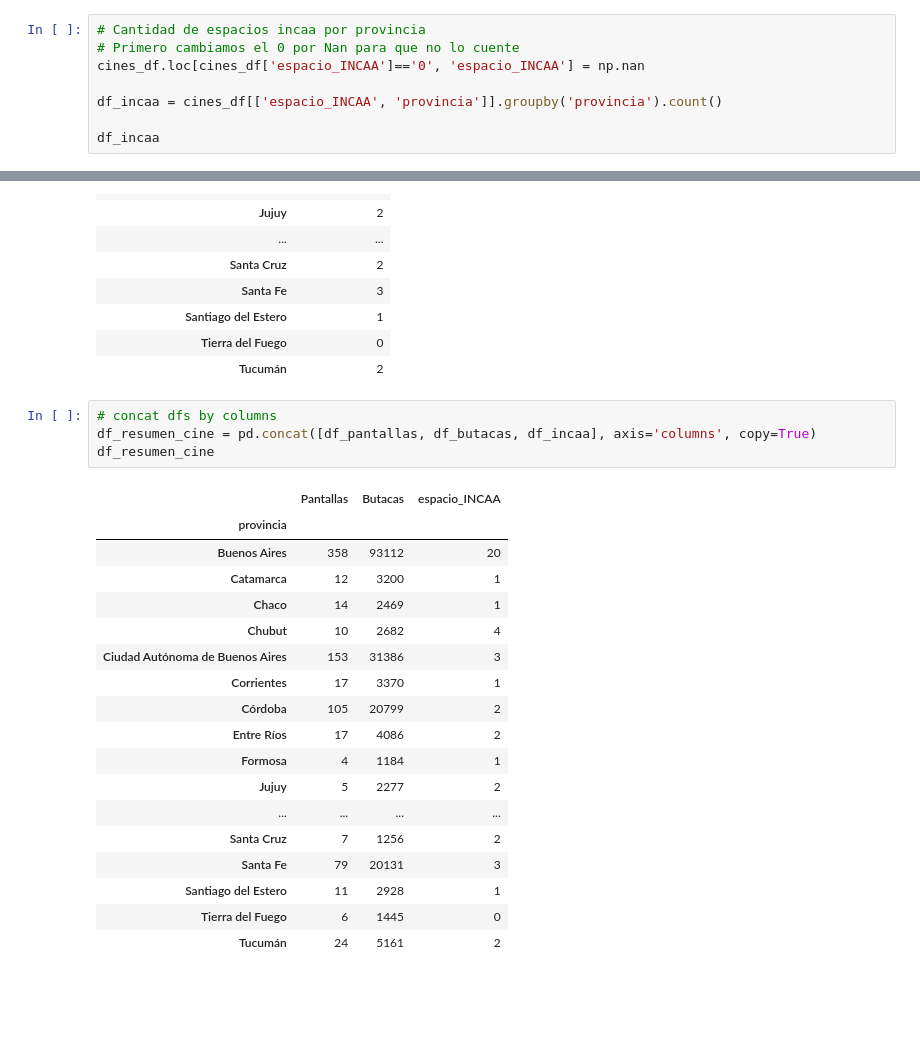
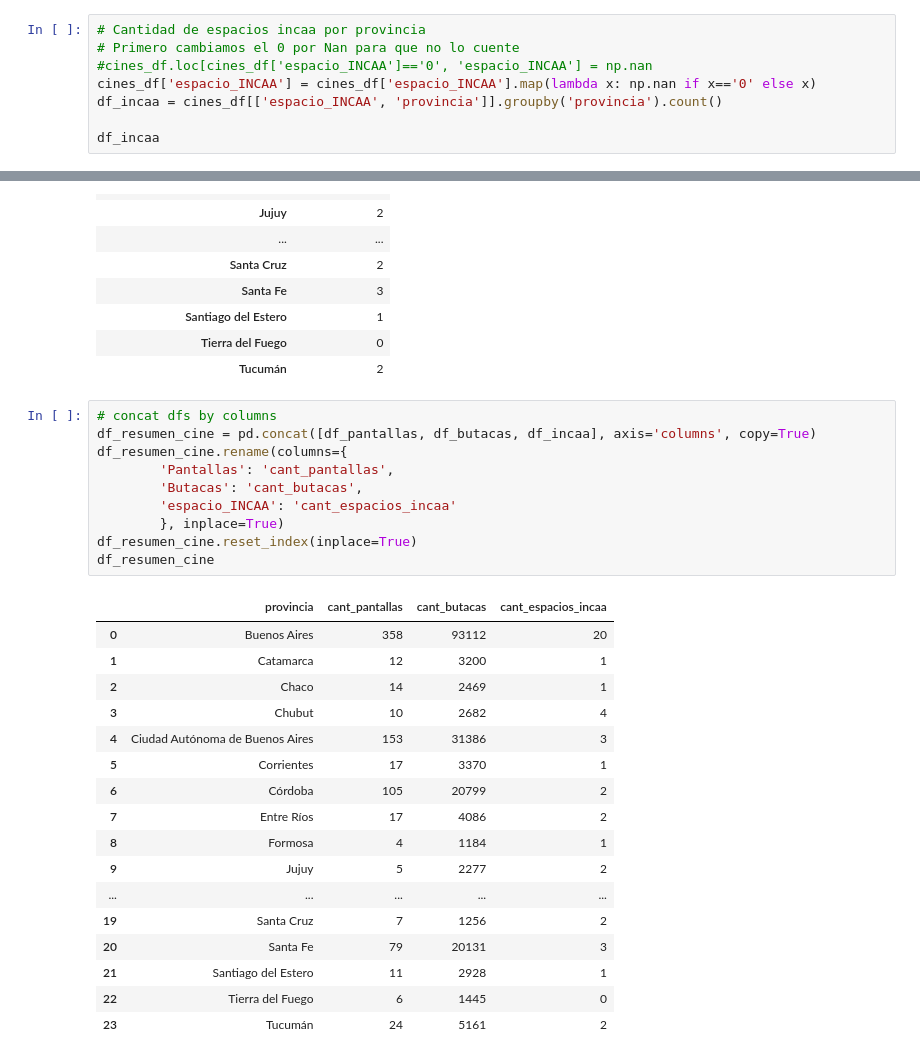
Before and after one commit to gonzalezgbr/challenge_alkemy_python, a Jupyter notebook: arculturaletl/notebooks/explore.ipynb, the cells around one changed output, grey strips where cells are left out. Cells and saved outputs as stored; diff of their text form; blank space fills up the shorter version.

Commit message:
Add missing transforms rename columns and reset_index to cine exploration.

```diff
--- a/arculturaletl/notebooks/explore.ipynb
+++ b/arculturaletl/notebooks/explore.ipynb
@@ -652,8 +652,8 @@ df_butacas
 # %%
 # Cantidad de espacios incaa por provincia
 # Primero cambiamos el 0 por Nan para que no lo cuente
-cines_df.loc[cines_df['espacio_INCAA']=='0', 'espacio_INCAA'] = np.nan
-
+#cines_df.loc[cines_df['espacio_INCAA']=='0', 'espacio_INCAA'] = np.nan
+cines_df['espacio_INCAA'] = cines_df['espacio_INCAA'].map(lambda x: np.nan if x=='0' else x)
 df_incaa = cines_df[['espacio_INCAA', 'provincia']].groupby('provincia').count()
 
 df_incaa
@@ -679,23 +679,28 @@ df_incaa
 # %%
 # concat dfs by columns
 df_resumen_cine = pd.concat([df_pantallas, df_butacas, df_incaa], axis='columns', copy=True)
+df_resumen_cine.rename(columns={
+        'Pantallas': 'cant_pantallas',
+        'Butacas': 'cant_butacas',
+        'espacio_INCAA': 'cant_espacios_incaa'
+        }, inplace=True)
+df_resumen_cine.reset_index(inplace=True)
 df_resumen_cine
 # %% [output]
-|  | Pantallas | Butacas | espacio_INCAA |
-| provincia |  |  |  |
-| Buenos Aires | 358 | 93112 | 20 |
-| Catamarca | 12 | 3200 | 1 |
-| Chaco | 14 | 2469 | 1 |
-| Chubut | 10 | 2682 | 4 |
-| Ciudad Autónoma de Buenos Aires | 153 | 31386 | 3 |
-| Corrientes | 17 | 3370 | 1 |
-| Córdoba | 105 | 20799 | 2 |
-| Entre Ríos | 17 | 4086 | 2 |
-| Formosa | 4 | 1184 | 1 |
-| Jujuy | 5 | 2277 | 2 |
-| ... | ... | ... | ... |
-| Santa Cruz | 7 | 1256 | 2 |
-| Santa Fe | 79 | 20131 | 3 |
-| Santiago del Estero | 11 | 2928 | 1 |
-| Tierra del Fuego | 6 | 1445 | 0 |
-| Tucumán | 24 | 5161 | 2 |
+|  | provincia | cant_pantallas | cant_butacas | cant_espacios_incaa |
+| 0 | Buenos Aires | 358 | 93112 | 20 |
+| 1 | Catamarca | 12 | 3200 | 1 |
+| 2 | Chaco | 14 | 2469 | 1 |
+| 3 | Chubut | 10 | 2682 | 4 |
+| 4 | Ciudad Autónoma de Buenos Aires | 153 | 31386 | 3 |
+| 5 | Corrientes | 17 | 3370 | 1 |
+| 6 | Córdoba | 105 | 20799 | 2 |
+| 7 | Entre Ríos | 17 | 4086 | 2 |
+| 8 | Formosa | 4 | 1184 | 1 |
+| 9 | Jujuy | 5 | 2277 | 2 |
+| ... | ... | ... | ... | ... |
+| 19 | Santa Cruz | 7 | 1256 | 2 |
+| 20 | Santa Fe | 79 | 20131 | 3 |
+| 21 | Santiago del Estero | 11 | 2928 | 1 |
+| 22 | Tierra del Fuego | 6 | 1445 | 0 |
+| 23 | Tucumán | 24 | 5161 | 2 |
```
Also changed, not shown: parts of 2 cells of this notebook.
